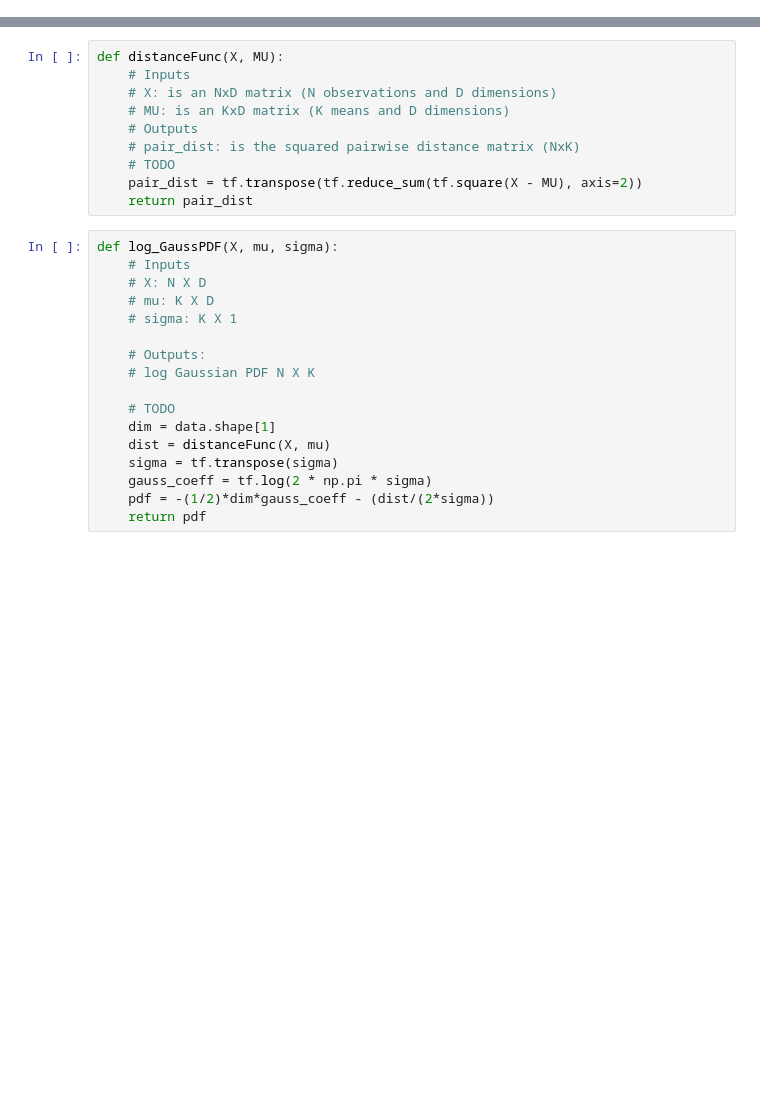
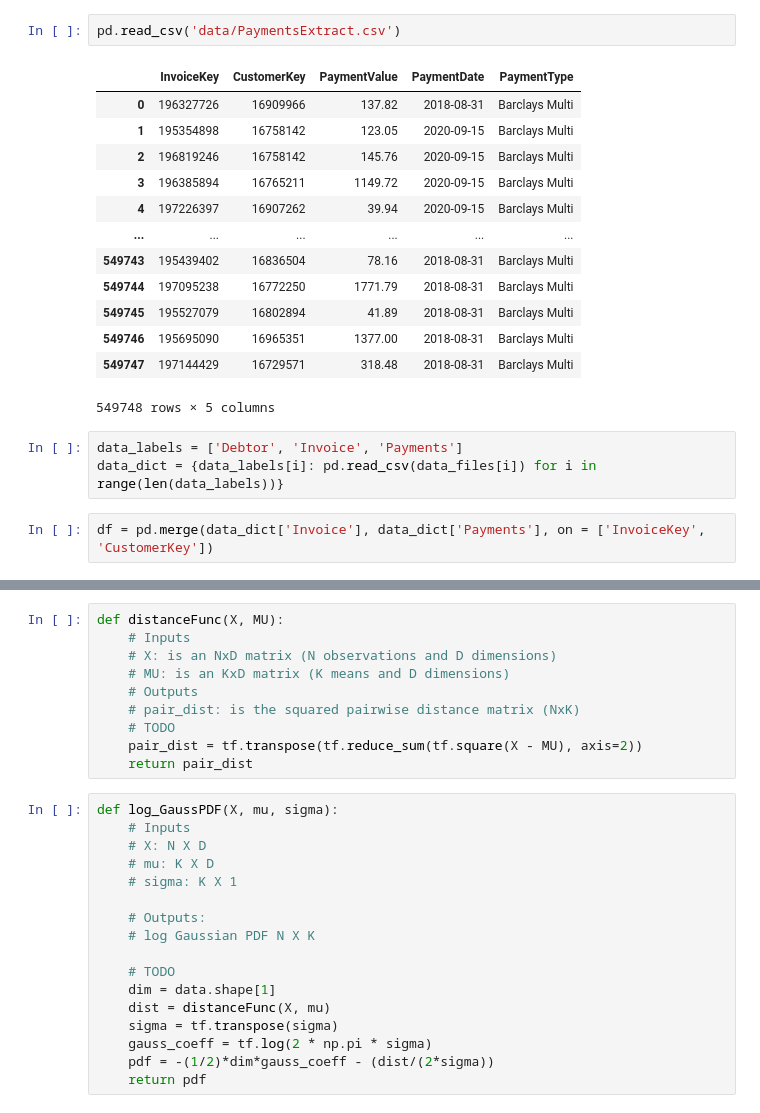
Before and after one commit to dianaescoboza/CAPSTONE, a Jupyter notebook: EM_Clustering.ipynb, the cells around one changed output, grey strips where cells are left out. Saved outputs shown, nothing was run; the diff lists cells and outputs as text; blank space fills up the shorter version.

```diff
--- a/EM_Clustering.ipynb
+++ b/EM_Clustering.ipynb
@@ -4,0 +51,21 @@ import tensorflow as tf
+# %%
+pd.read_csv('data/PaymentsExtract.csv')
+# %% [output]
+|  | InvoiceKey | CustomerKey | PaymentValue | PaymentDate | PaymentType |
+| 0 | 196327726 | 16909966 | 137.82 | 2018-08-31 | Barclays Multi |
+| 1 | 195354898 | 16758142 | 123.05 | 2020-09-15 | Barclays Multi |
+| 2 | 196819246 | 16758142 | 145.76 | 2020-09-15 | Barclays Multi |
+| 3 | 196385894 | 16765211 | 1149.72 | 2020-09-15 | Barclays Multi |
+| 4 | 197226397 | 16907262 | 39.94 | 2020-09-15 | Barclays Multi |
+| ... | ... | ... | ... | ... | ... |
+| 549743 | 195439402 | 16836504 | 78.16 | 2018-08-31 | Barclays Multi |
+| 549744 | 197095238 | 16772250 | 1771.79 | 2018-08-31 | Barclays Multi |
+| 549745 | 195527079 | 16802894 | 41.89 | 2018-08-31 | Barclays Multi |
+| 549746 | 195695090 | 16965351 | 1377.00 | 2018-08-31 | Barclays Multi |
+| 549747 | 197144429 | 16729571 | 318.48 | 2018-08-31 | Barclays Multi |
+549748 rows × 5 columns
+# %%
+data_labels = ['Debtor', 'Invoice', 'Payments']
+data_dict = {data_labels[i]: pd.read_csv(data_files[i]) for i in range(len(data_labels))}
+# %%
+df = pd.merge(data_dict['Invoice'], data_dict['Payments'], on = ['InvoiceKey', 'CustomerKey'])
```
Also changed, not shown: parts of 10 cells of this notebook.
